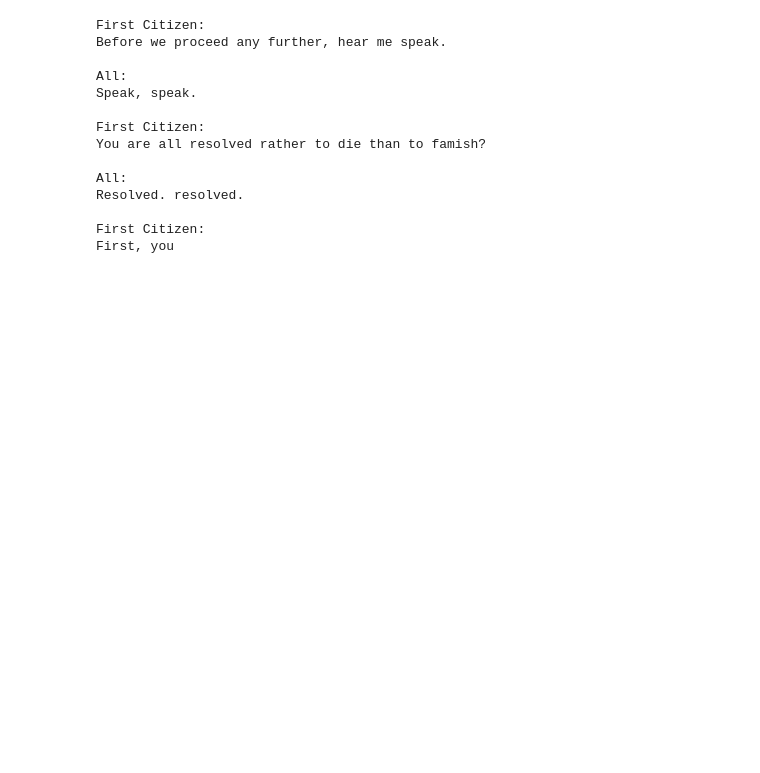
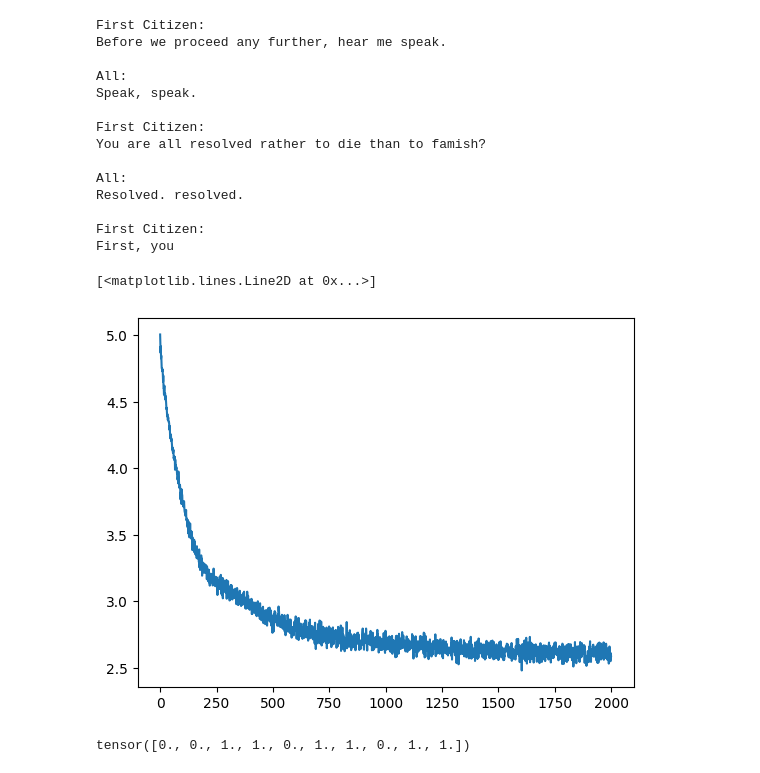
Before and after one commit to LucaM185/GPTs-from-scratch, a Jupyter notebook: 9 - KAN.ipynb, the cells around one changed output. Cells and saved outputs as stored; diff of their text form; code cells hidden in the pictures; blank space fills up the shorter version.

```diff
--- a/9 - KAN.ipynb
+++ b/9 - KAN.ipynb
@@ -41,14 +41,14 @@ hidden_size = 128
 class Model(nn.Module):
     def __init__(self, vocab_size, emb_size, hidden_size):
         super().__init__()
-        self.embeddings = nn.Embedding(vocab_size, emb_size)
-        self.w1 = nn.Linear(emb_size*sequence_length, hidden_size)
-        self.w2 = nn.Linear(hidden_size, vocab_size)
+        self.embeddings = nn.Embedding(vocab_size, 5)
+        self.node = Node(5, 5)
+        self.fc1 = nn.Linear(5, vocab_size)
 
     def forward(self, inputs):
-        emb = self.embeddings(inputs).view(inputs.shape[0], -1)
-        h1 = F.gelu(self.w1(emb))
-        return self.w2(h1)
+        emb = self.embeddings(inputs)
+        x = self.node(emb)
+        return  self.fc1(x)
 
 model = Model(vocab_size, emb_size, hidden_size)
 # %%
@@ -59,7 +59,8 @@ optimizer = torch.optim.Adam(model.parameters(), lr=1e-3)
 lossi = []
 vlossi = []
 
-for epoch in range(epochs):
+from tqdm import tqdm
+for epoch in (p:=tqdm(range(epochs))):
     indexes = torch.randint(0, len(inputs), (batch_size,))
 
     pred = model(inputs[indexes]) # everything in the forward pass happens in the model class
@@ -71,9 +72,22 @@ for epoch in range(epochs):
 
     lossi.append(loss.item())
     if epoch % (epochs//10) == 0:
-        print(loss.item())
+        p.set_description(f"Loss: {loss.item()}")
 
     with torch.no_grad():
         pred = model(val_inputs)
         vloss = F.cross_entropy(pred, val_labels)
         vlossi.append(vloss.item())
+
+        # 2.50
+# %%
+plt.plot(lossi)
+# %% [output]
+[<matplotlib.lines.Line2D at 0x...>]
+[figure, added]
+# %%
+a = torch.arange(0, 1, 0.1)
+b = torch.bernoulli(a)
+b
+# %% [output]
+tensor([0., 0., 1., 1., 0., 1., 1., 0., 1., 1.])
```
Also changed, not shown: parts of 10 cells of this notebook.
